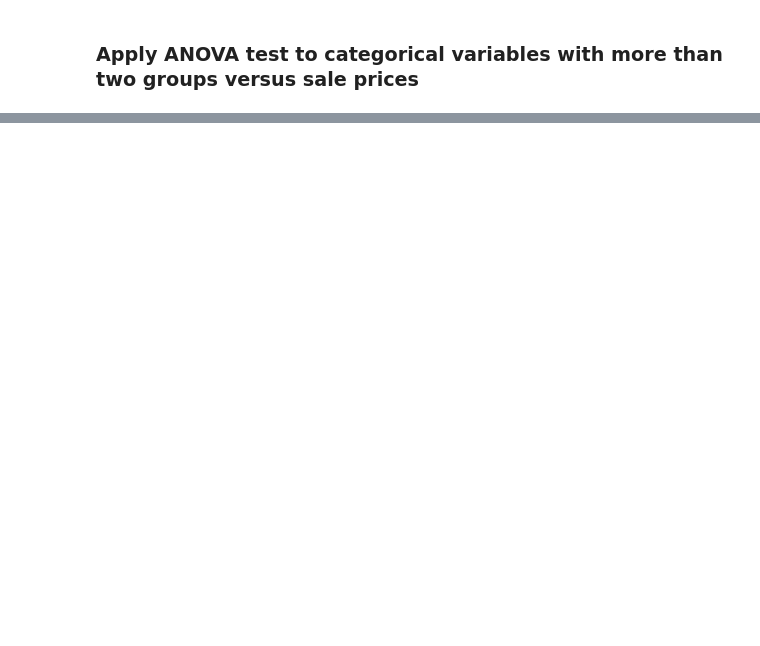
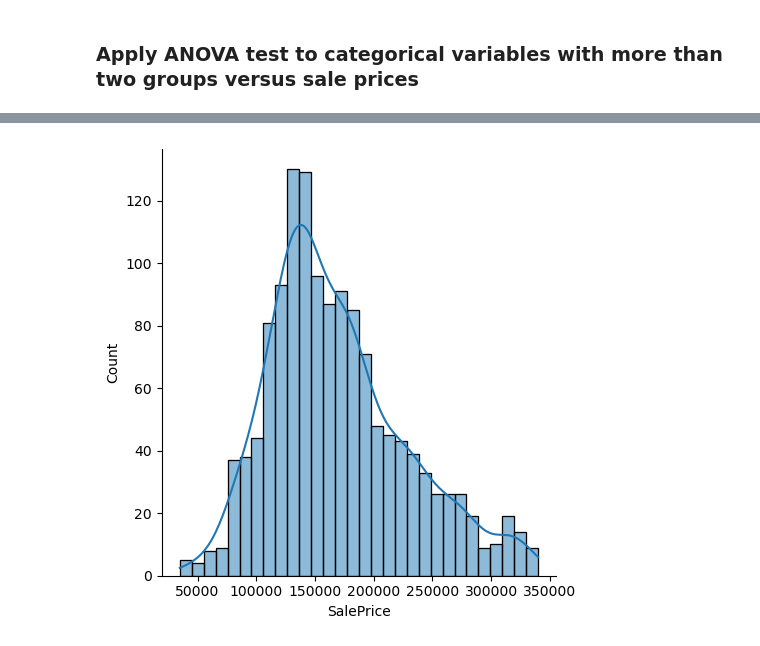
Before and after one commit to davidzhao1015/house-price-eda, a Jupyter notebook: house-price-EDA.ipynb, the cells around one changed output, grey strips where cells are left out. Cells and saved outputs as stored; diff of their text form; code cells hidden in the pictures; blank space fills up the shorter version.

```diff
--- a/house-price-EDA.ipynb
+++ b/house-price-EDA.ipynb
@@ -817,0 +1191,6 @@ print(ttest_results_df)
+# %%
+# Histogram and normal probability plot for SalePrice
+sns.displot(train_df_dropna_clean2['SalePrice'], bins=30, kde=True)
+plt.show()
+# %% [output]
+[figure, added]
```
Also changed, not shown: parts of 58 cells of this notebook.
